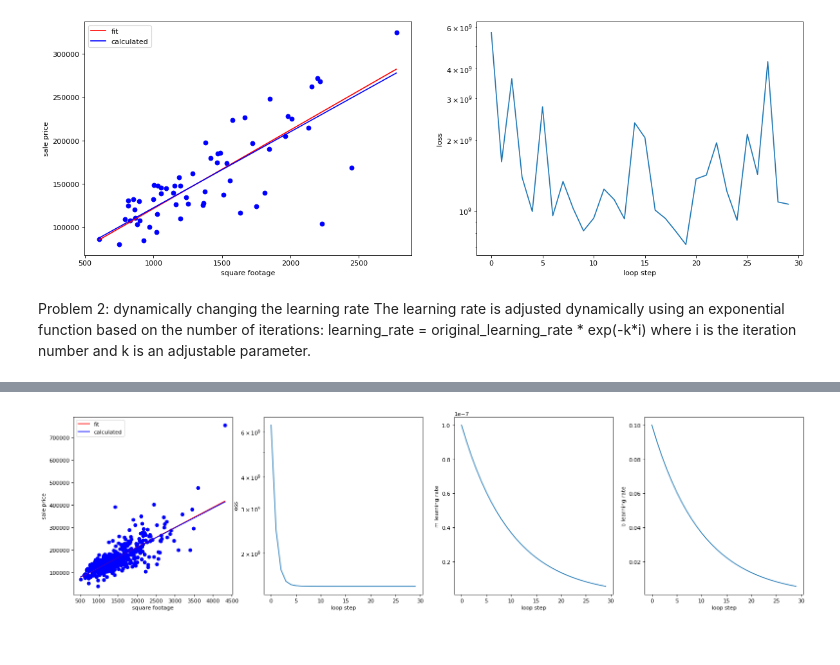
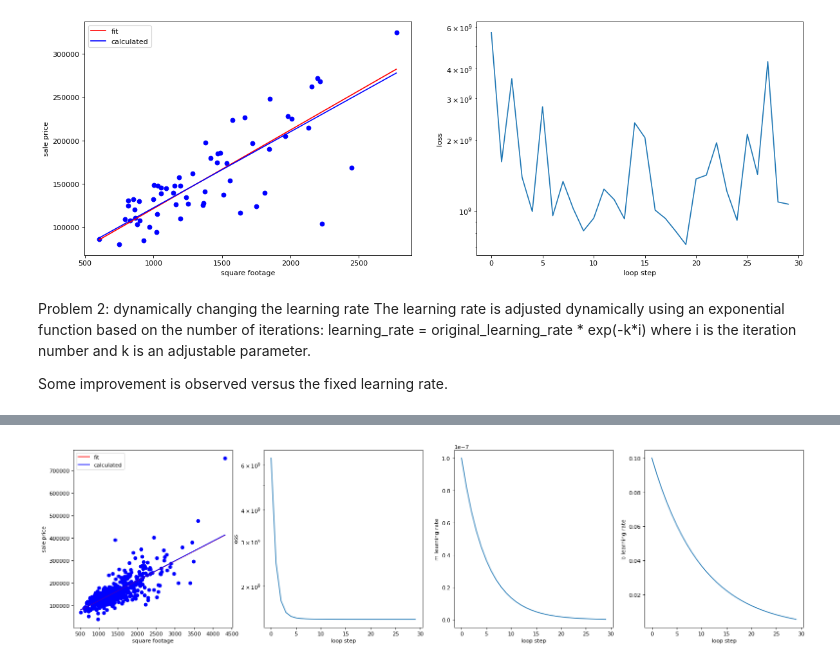
Before and after one commit to morse129/ai-science-training-series, a Jupyter notebook: 01_machineLearning/01_linear_regression_sgd.ipynb, the cells around one changed output, grey strips where cells are left out. Drawn from its saved outputs; the diff is of its cells as text; code cells hidden in the pictures.

```diff
--- a/01_machineLearning/01_linear_regression_sgd.ipynb
+++ b/01_machineLearning/01_linear_regression_sgd.ipynb
@@ -377,13 +377,16 @@ Problem 2: dynamically changing the learning rate
 The learning rate is adjusted dynamically using an exponential function based on the number of iterations:
 learning_rate = original_learning_rate * exp(-k*i)
 where i is the iteration number and k is an adjustable parameter.
+
+Some improvement is observed versus the fixed learning rate.
 # %%
 # set our initial slope and intercept
 m = 5.
 b = 1000.
 # batch_size = 60
 # learning rate adjustment factor
-rate_adjust = 0.1
+m_rate_adjust = 0.2
+b_rate_adjust = 0.1
 # set a learning rate for each parameter
 learning_rate_m = 1e-7
 learning_rate_b = 1e-1
@@ -444,8 +447,8 @@ for i in range(loop_N):
 
 
    # change learning rate
-   learning_rate_m_current = learning_rate_m*np.exp(-rate_adjust * i)
-   learning_rate_b_current = learning_rate_b*np.exp(-rate_adjust * i)
+   learning_rate_m_current = learning_rate_m*np.exp(-m_rate_adjust * i)
+   learning_rate_b_current = learning_rate_b*np.exp(-b_rate_adjust * i)
    print('Fraction of initial learning_rate_m: ', learning_rate_m_current/learning_rate_m)
    print('Fraction of initial learning_rate_b: ', learning_rate_b_current/learning_rate_b)
 
@@ -474,2 +477,2 @@ Fraction of initial learning_rate_m:  0.05502322005640722
 Fraction of initial learning_rate_b:  0.05502322005640721
-[figure, old version]
+[figure, new version]
```
Also changed, not shown: parts of 3 cells of this notebook.
